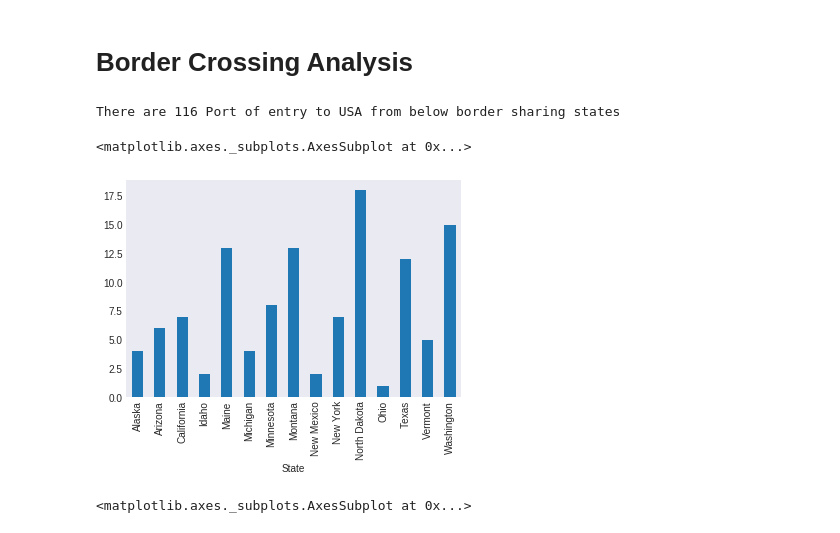
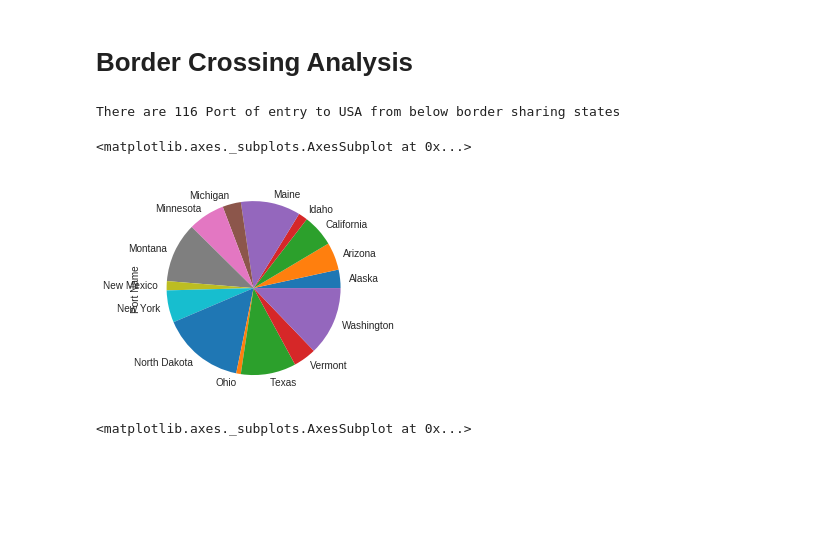
Before and after one commit to aakash9691/border_crossing_analysis, a Jupyter notebook: Border_crossing.ipynb, the cells around one changed output. Saved outputs shown, nothing was run; the diff lists cells and outputs as text; code cells hidden in the pictures; blank space fills up the shorter version.

```diff
--- a/Border_crossing.ipynb
+++ b/Border_crossing.ipynb
@@ -13,12 +13,12 @@ plt.style.use('seaborn-dark')
 # %%
 Pname = sorted(BC['Port Name'].unique())
 Tot = len(Pname)
 print(f'There are {Tot} Port of entry to USA from below border sharing states')
-BC[['State', 'Port Name']].groupby('State')['Port Name'].nunique().plot(kind='bar')
+BC[['State', 'Port Name']].groupby('State')['Port Name'].nunique().plot(kind='pie')
 # %% [output]
 There are 116 Port of entry to USA from below border sharing states
 <matplotlib.axes._subplots.AxesSubplot at 0x...>
-[figure, old version]
+[figure, new version]
 # %%
 BC[ BC['Border'] == 'US-Mexico Border'].groupby('State')['Value'].mean().plot(kind='bar')
 BC[ BC['Border'] == 'US-Canada Border'].groupby('State')['Value'].mean().plot(kind='bar')
```
Also changed, not shown: parts of 1 cell of this notebook.
